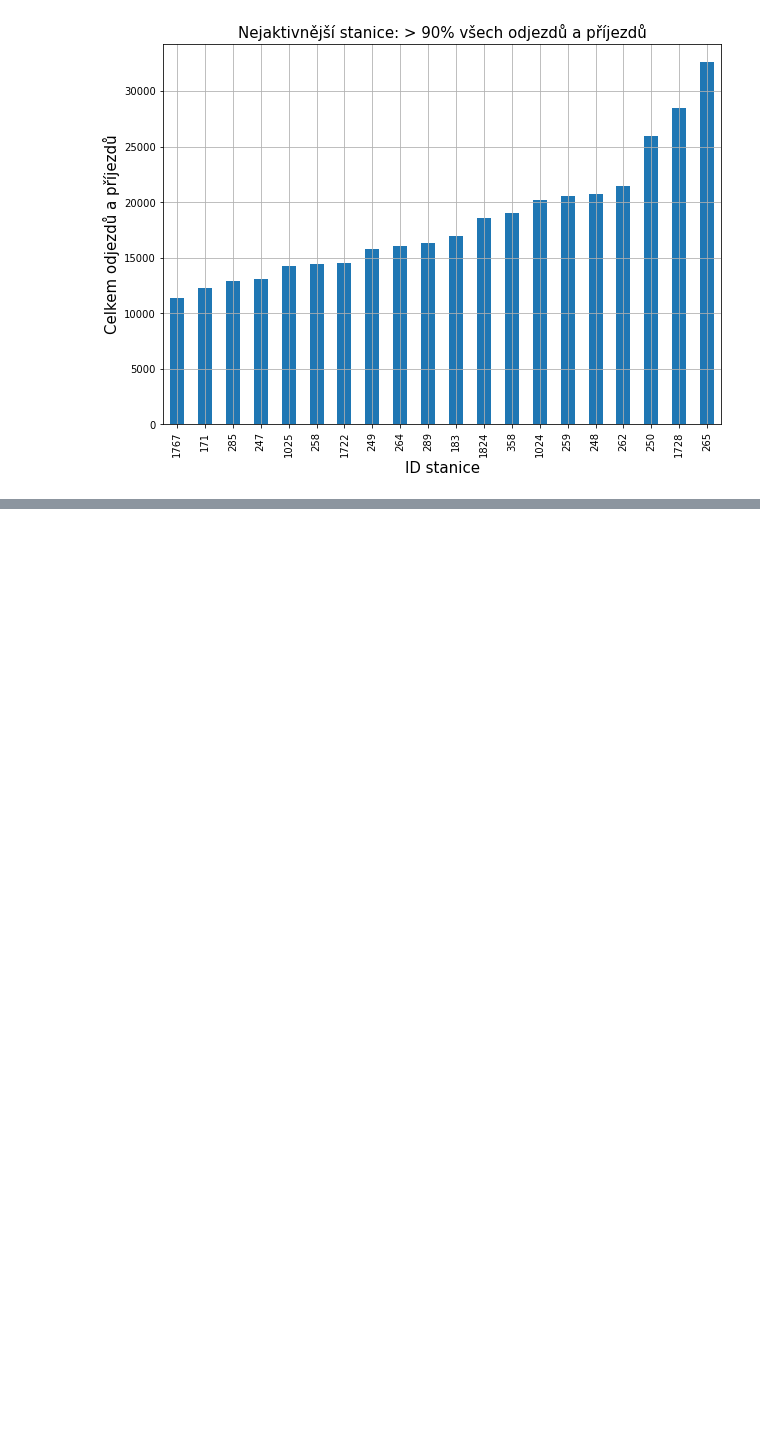
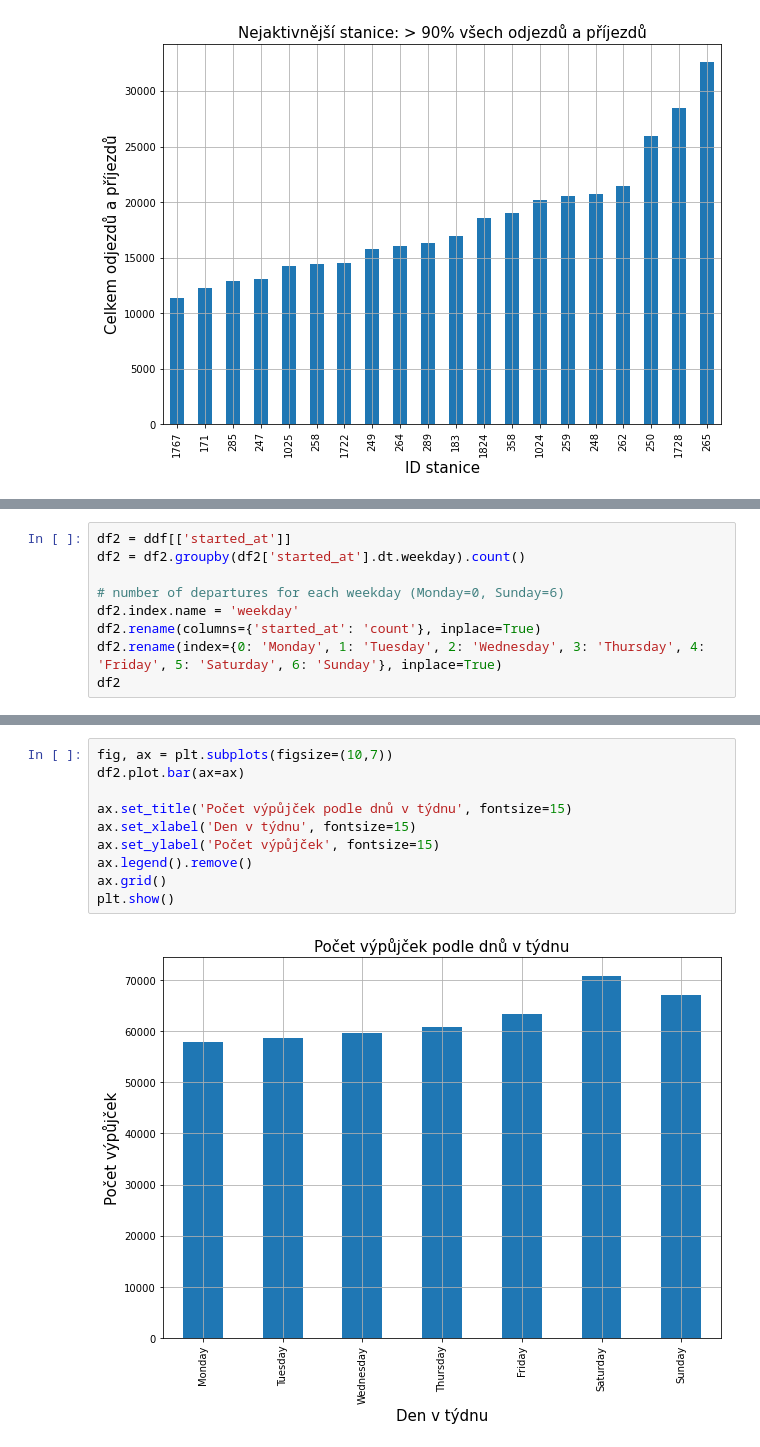
Before and after one commit to michalbk/Data_academy-Python_project, a Jupyter notebook: python_project.ipynb, the cells around one changed output, grey strips where cells are left out. Saved outputs shown, nothing was run; the diff lists cells and outputs as text; blank space fills up the shorter version.

```diff
--- a/python_project.ipynb
+++ b/python_project.ipynb
@@ -196,0 +422,9 @@ activity_df.tail(3)
+# %%
+df2 = ddf[['started_at']]
+df2 = df2.groupby(df2['started_at'].dt.weekday).count()
+
+# number of departures for each weekday (Monday=0, Sunday=6)
+df2.index.name = 'weekday'
+df2.rename(columns={'started_at': 'count'}, inplace=True)
+df2.rename(index={0: 'Monday', 1: 'Tuesday', 2: 'Wednesday', 3: 'Thursday', 4: 'Friday', 5: 'Saturday', 6: 'Sunday'}, inplace=True)
+df2
@@ -196,0 +441,12 @@ activity_df.tail(3)
+# %%
+fig, ax = plt.subplots(figsize=(10,7))
+df2.plot.bar(ax=ax)
+
+ax.set_title('Počet výpůjček podle dnů v týdnu', fontsize=15)
+ax.set_xlabel('Den v týdnu', fontsize=15)
+ax.set_ylabel('Počet výpůjček', fontsize=15)
+ax.legend().remove()
+ax.grid()
+plt.show()
+# %% [output]
+[figure, added]
```
Also changed, not shown: parts of 29 cells of this notebook.
